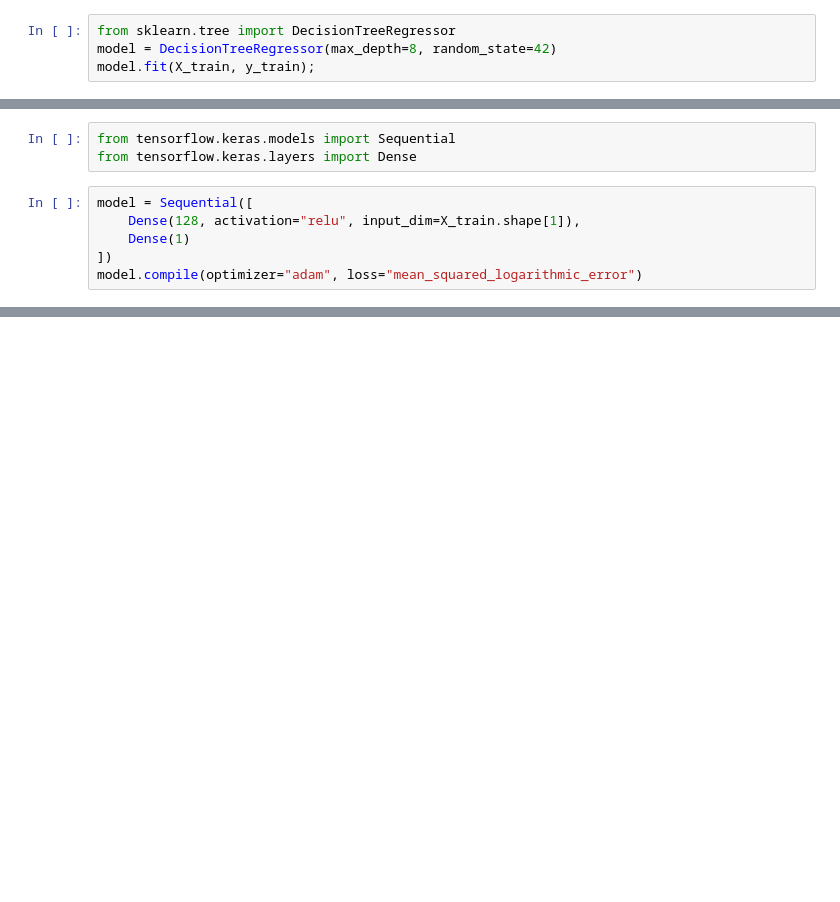
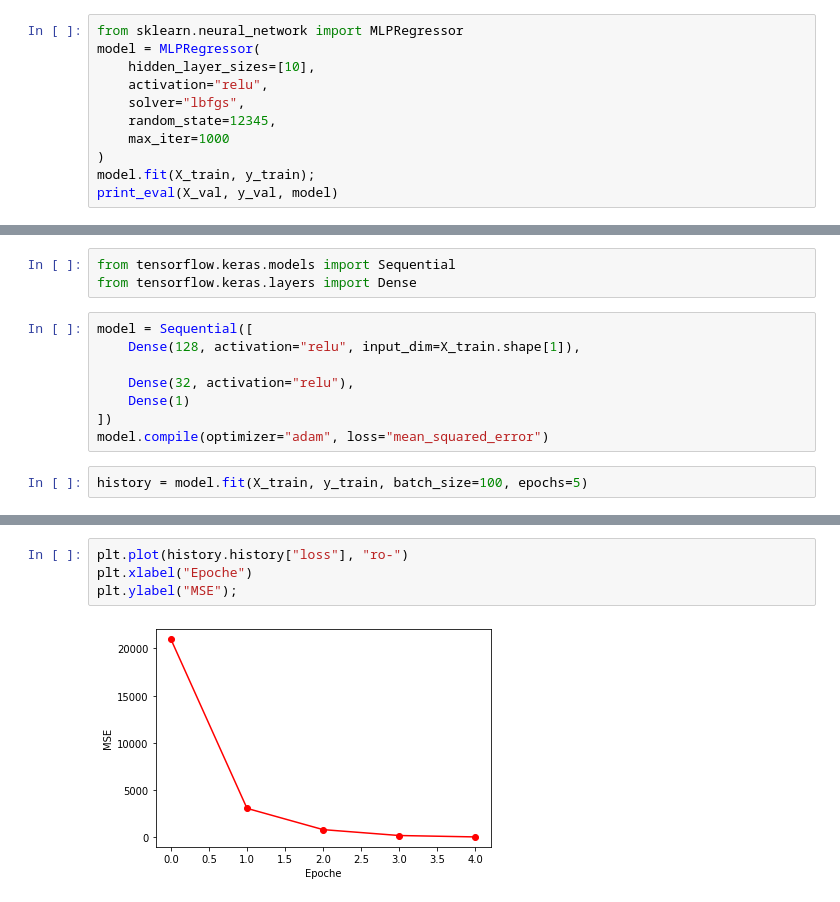
Before and after one commit to sergiorolnic/datascience, a Jupyter notebook: datascience_project.ipynb, the cells around one changed output, grey strips where cells are left out. Cells and saved outputs as stored; diff of their text form; blank space fills up the shorter version.

```diff
--- a/datascience_project.ipynb
+++ b/datascience_project.ipynb
@@ -483,4 +485,11 @@ R-squared coefficient: 0.4736
 # %%
-from sklearn.tree import DecisionTreeRegressor
-model = DecisionTreeRegressor(max_depth=8, random_state=42)
+from sklearn.neural_network import MLPRegressor
+model = MLPRegressor(
+    hidden_layer_sizes=[10],
+    activation="relu",
+    solver="lbfgs",
+    random_state=12345,
+    max_iter=1000
+)
 model.fit(X_train, y_train);
+print_eval(X_val, y_val, model)
@@ -529,6 +503,10 @@ from tensorflow.keras.layers import Dense
 # %%
 model = Sequential([
     Dense(128, activation="relu", input_dim=X_train.shape[1]),
+
+    Dense(32, activation="relu"),
     Dense(1)
 ])
-model.compile(optimizer="adam", loss="mean_squared_logarithmic_error")
+model.compile(optimizer="adam", loss="mean_squared_error")
+# %%
+history = model.fit(X_train, y_train, batch_size=100, epochs=5)
@@ -534,0 +529,6 @@ model.compile(optimizer="adam", loss="mean_squared_logarithmic_error")
+# %%
+plt.plot(history.history["loss"], "ro-")
+plt.xlabel("Epoche")
+plt.ylabel("MSE");
+# %% [output]
+[figure, added]
```
Also changed, not shown: parts of 37 cells of this notebook.
